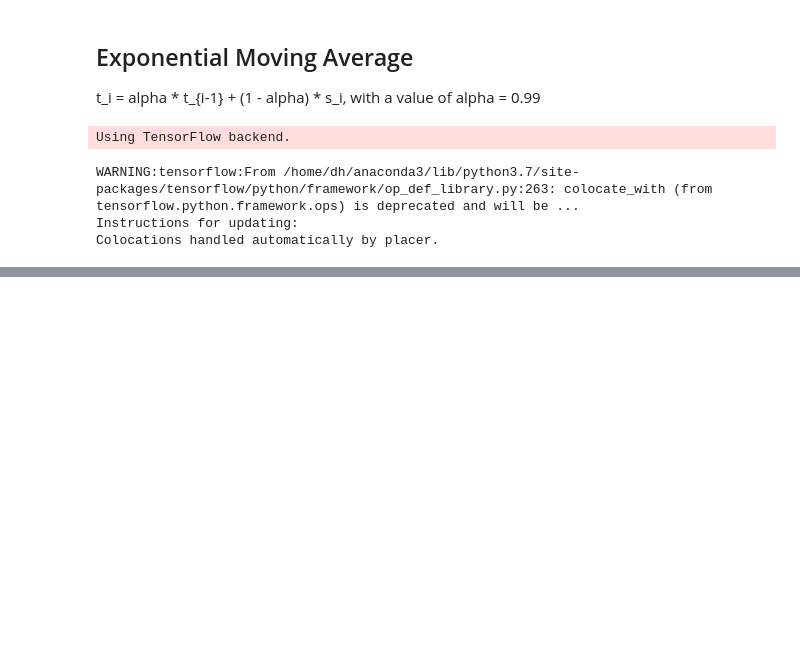
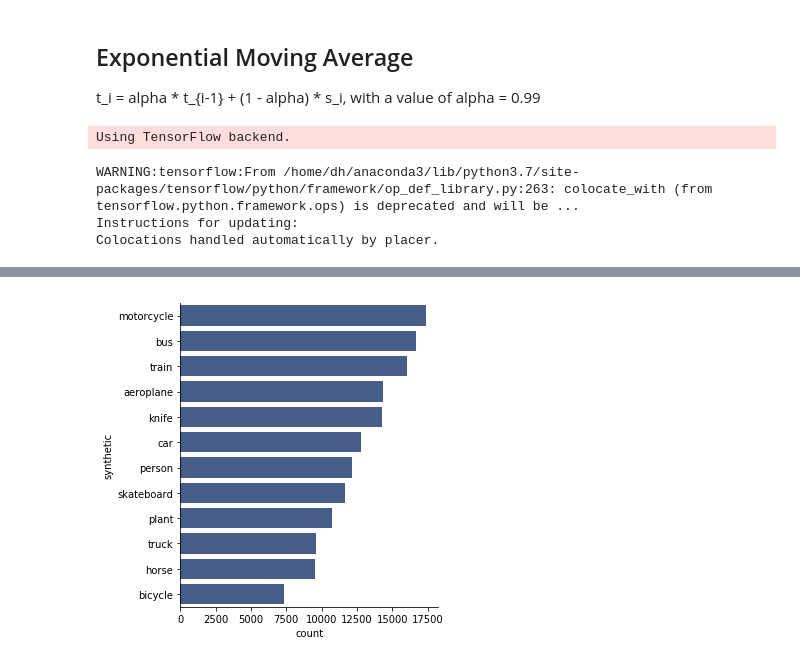
Before and after one commit to notha99y/mean_teacher_domain_adapt, a Jupyter notebook: notebook/ema and loss.ipynb, the cells around one changed output, grey strips where cells are left out. Drawn from its saved outputs; the diff is of its cells as text; code cells hidden in the pictures; blank space fills up the shorter version.

Commit message:
data generator done

```diff
--- a/notebook/ema and loss.ipynb
+++ b/notebook/ema and loss.ipynb
@@ -87,0 +97,23 @@ useful links:
+# %%
+def get_distribution(data_path, label, color):
+    walker = os.walk(data_path)
+    next(walker) # skip the first row
+    class_freq = dict()
+    for r,d,f in walker:
+        class_freq[r.split('/')[-1]] = len(f)
+    class_freq_df = pd.DataFrame.from_dict(class_freq, orient = 'index', columns = ['count'])
+    class_freq_df.reset_index(inplace = True)
+    class_freq_df.columns = [label, 'count']
+    class_freq_df.sort_values('count', axis = 0, ascending=False, inplace=True)
+
+    sns.catplot(x = 'count', y = label, kind = 'bar', data=class_freq_df, color = color)
+# %%
+color_1 = sns.xkcd_rgb['denim blue']
+color_2 = sns.xkcd_rgb['dusty purple']
+# %%
+syn_path = os.path.join(os.getcwd(), 'data', 'synthetic')
+real_path = os.path.join(os.getcwd(), 'data', 'real')
+# %%
+get_distribution(syn_path, 'synthetic', color_1)
+# %% [output]
+[figure, added]
```
Also changed, not shown: parts of 16 cells of this notebook, 1 other file.
